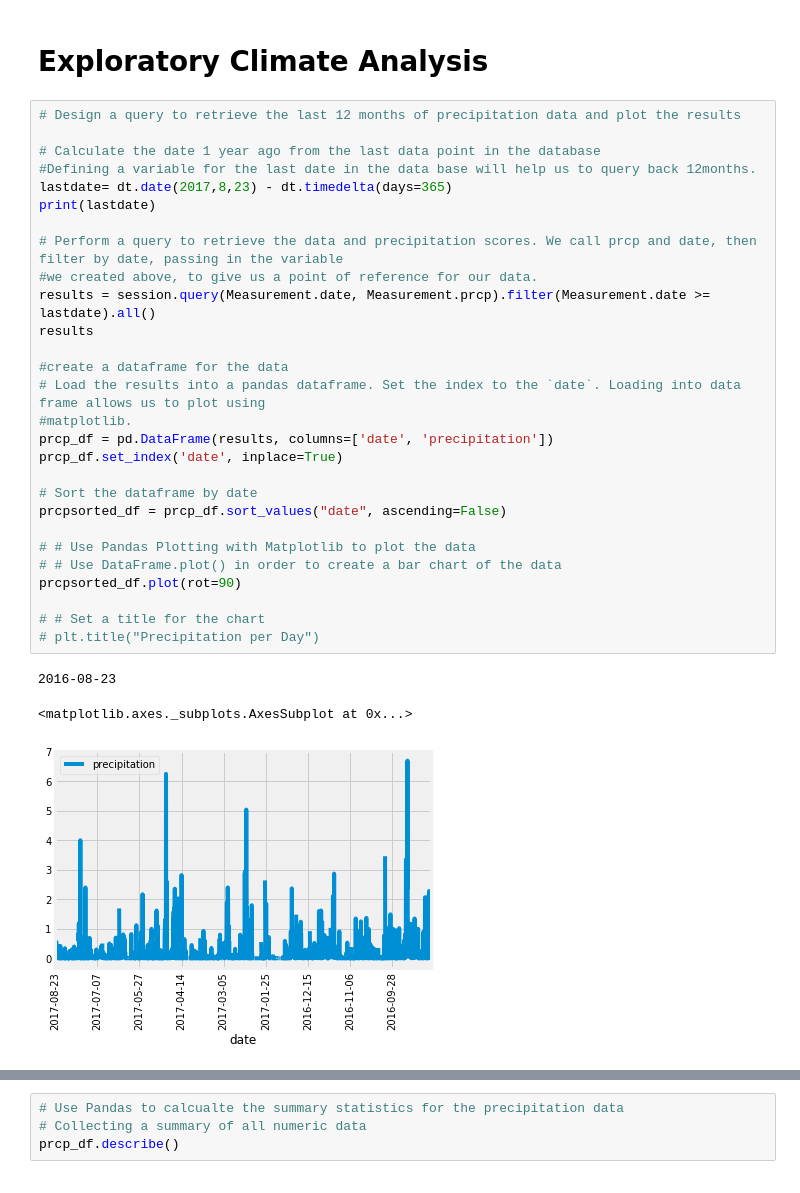
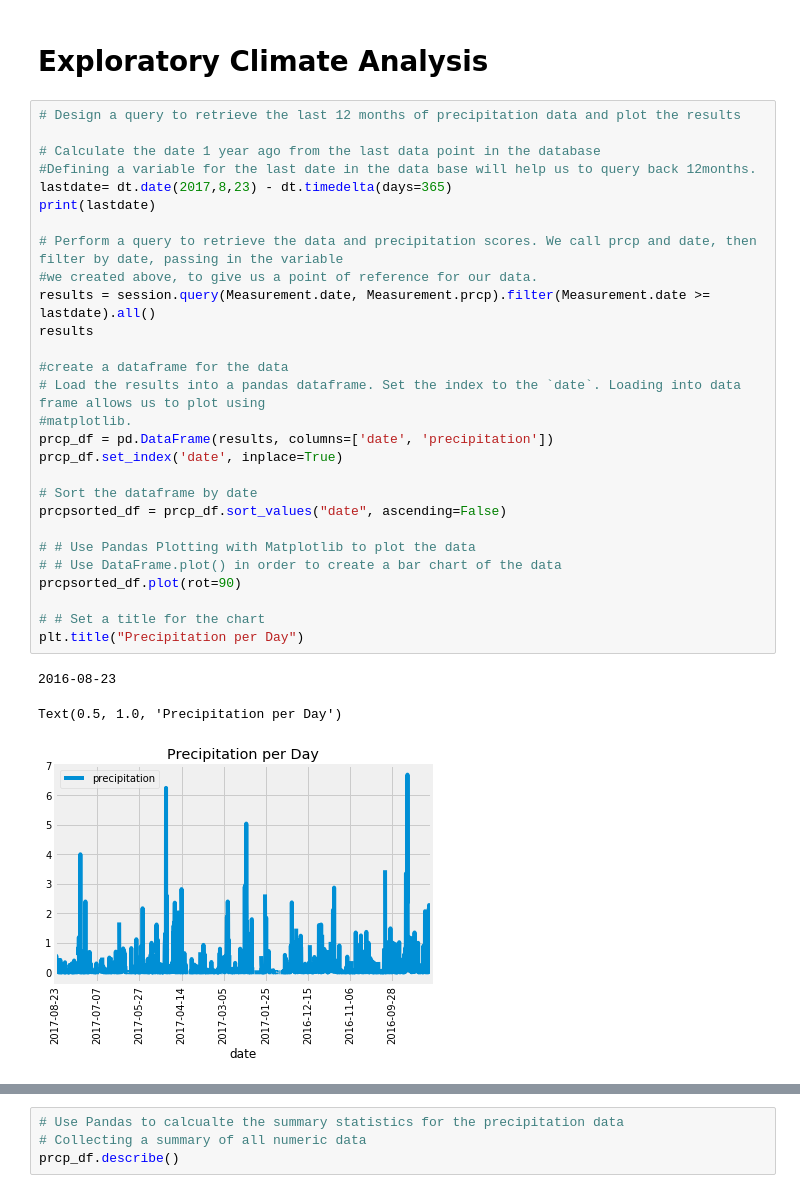
Before and after one commit to janetnamulondo/sqlalchemy-challenge, a Jupyter notebook: 02-Homework_10-Advanced-Data-Storage-and-Retrieval_Instructions_climate_starter.ipynb, the cells around one changed output, grey strips where cells are left out. Drawn from its saved outputs; the diff is of its cells as text.

```diff
--- a/02-Homework_10-Advanced-Data-Storage-and-Retrieval_Instructions_climate_starter.ipynb
+++ b/02-Homework_10-Advanced-Data-Storage-and-Retrieval_Instructions_climate_starter.ipynb
@@ -67,35 +67,35 @@ for record in data:
 # %%
 # Design a query to retrieve the last 12 months of precipitation data and plot the results
 
 # Calculate the date 1 year ago from the last data point in the database
 #Defining a variable for the last date in the data base will help us to query back 12months.
 lastdate= dt.date(2017,8,23) - dt.timedelta(days=365)
 print(lastdate)
 
 # Perform a query to retrieve the data and precipitation scores. We call prcp and date, then filter by date, passing in the variable
 #we created above, to give us a point of reference for our data.
 results = session.query(Measurement.date, Measurement.prcp).filter(Measurement.date >= lastdate).all()
 results
 
 #create a dataframe for the data
 # Load the results into a pandas dataframe. Set the index to the `date`. Loading into data frame allows us to plot using
 #matplotlib.
 prcp_df = pd.DataFrame(results, columns=['date', 'precipitation'])
 prcp_df.set_index('date', inplace=True)
 
 # Sort the dataframe by date
 prcpsorted_df = prcp_df.sort_values("date", ascending=False)
 
 # # Use Pandas Plotting with Matplotlib to plot the data
 # # Use DataFrame.plot() in order to create a bar chart of the data
 prcpsorted_df.plot(rot=90)
 
 # # Set a title for the chart
-# plt.title("Precipitation per Day")
+plt.title("Precipitation per Day")
 # %% [output]
 2016-08-23
-<matplotlib.axes._subplots.AxesSubplot at 0x...>
+Text(0.5, 1.0, 'Precipitation per Day')
-[figure, old version]
+[figure, new version]
 # %% [markdown]
 ![precipitation](Images/precipitation.png)
 # %%
```
Also changed, not shown: parts of 6 cells of this notebook, 1 other file.
